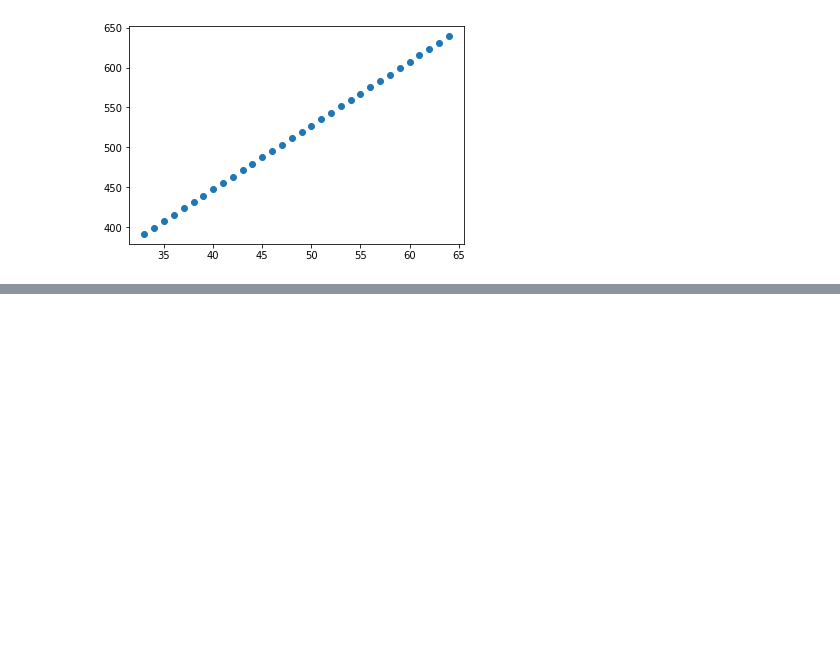
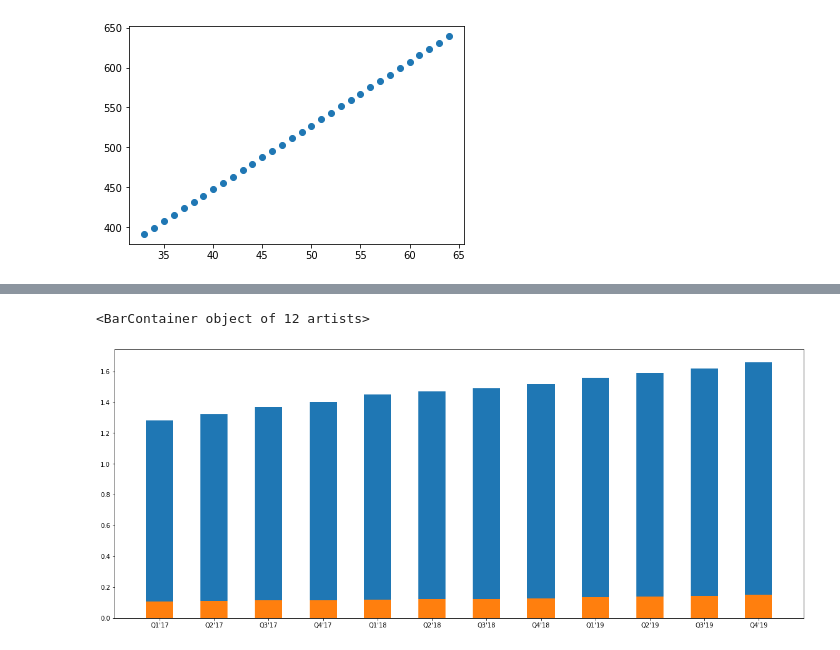
Before and after one commit to DhanushR24/A-study-On-Social-Media-Measurement-Using-Customer-Segmentation-Approach, a Jupyter notebook: visualize.ipynb, the cells around one changed output, grey strips where cells are left out. Cells and saved outputs as stored; diff of their text form; code cells hidden in the pictures; blank space fills up the shorter version.

```diff
--- a/visualize.ipynb
+++ b/visualize.ipynb
@@ -102,8 +110,8 @@ df = newTwitterMAU.copy()
 # %%
 #training data:
 
-X = df.loc[:,['time']]
-Y = df.loc[:,['MAU']]
+X = df.loc[:, ['time']]
+Y = df.loc[:,'MAU']
 
 model = LinearRegression()
 model.fit(X,Y)
@@ -145,0 +206,4 @@ plt.show()
+# %%
+for i in range(2,5):
+    mySeries = pd.Series([("Q"+str(i)+"'19"),y_pred[i-2]])
+    newTwitterMAU = newTwitterMAU.append({"quarter":"Q"+str(i)+"'19", "MAU":int(y_pred[i-2])},ignore_index=True)
@@ -145,0 +250,6 @@ plt.show()
+# %%
+# get data from Q1'17 to Q4'19
+TwMAU = newTwitterMAU.iloc[24:].copy().reset_index().iloc[:, 1:3]
+TwDAU = tw.iloc[:16].copy().reset_index().iloc[:, 1:3]
+Twitter = pd.merge(TwMAU, TwDAU, on="quarter")
+Facebook = fb.iloc[3:15, :].copy().reset_index()[["quarter", "DAU", "MAU"]]
@@ -145,0 +291,10 @@ plt.show()
+# %%
+import matplotlib.pyplot as plt
+
+
+plt.figure(figsize=(20, 8))
+plt.bar(Facebook["quarter"], Facebook["DAU"], width=0.5)
+plt.bar(Twitter["quarter"], Twitter["DAU"]/1000, width=0.5)
+# %% [output]
+<BarContainer object of 12 artists>
+[figure, added]
```
Also changed, not shown: parts of 36 cells of this notebook, 6 other files.
